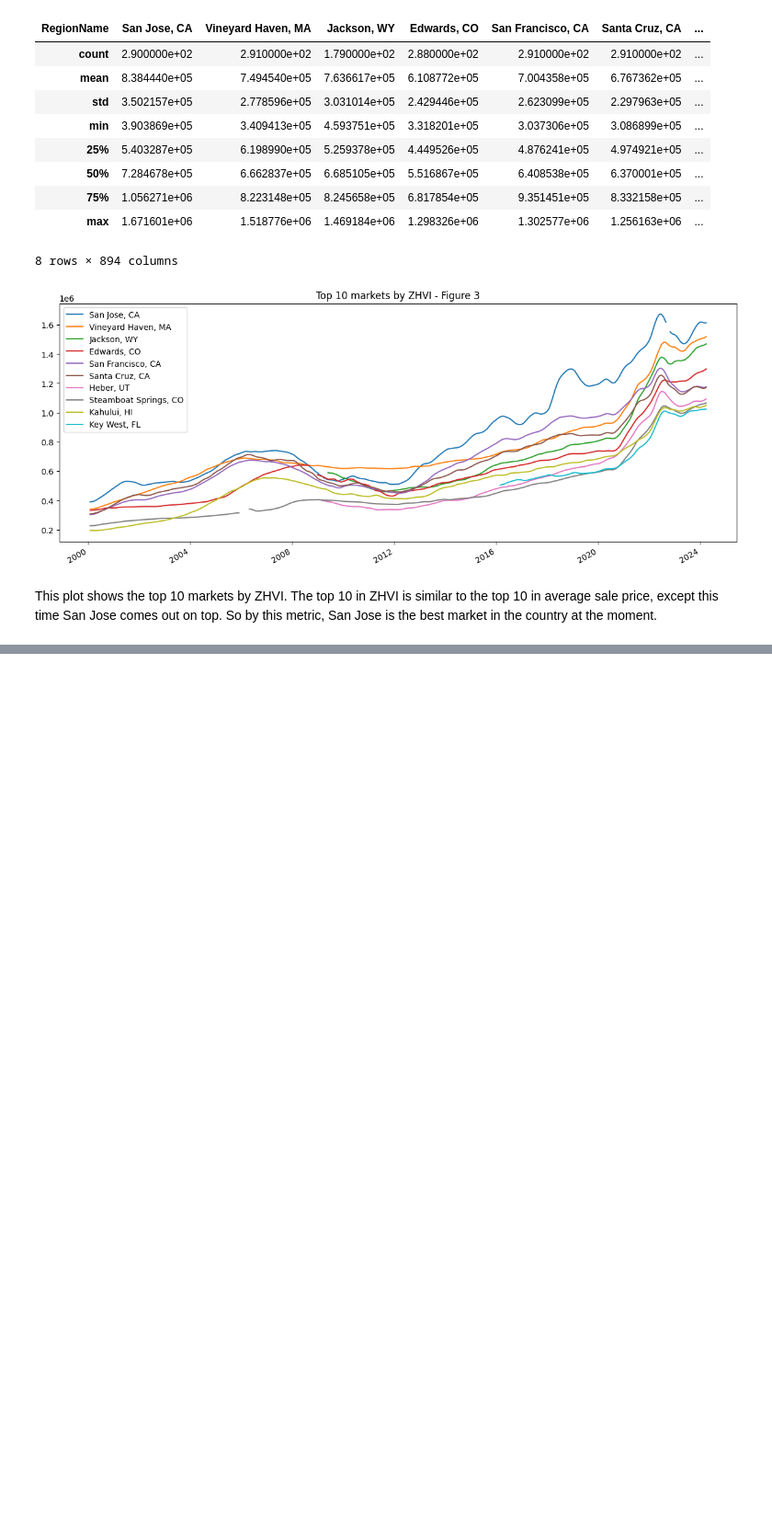
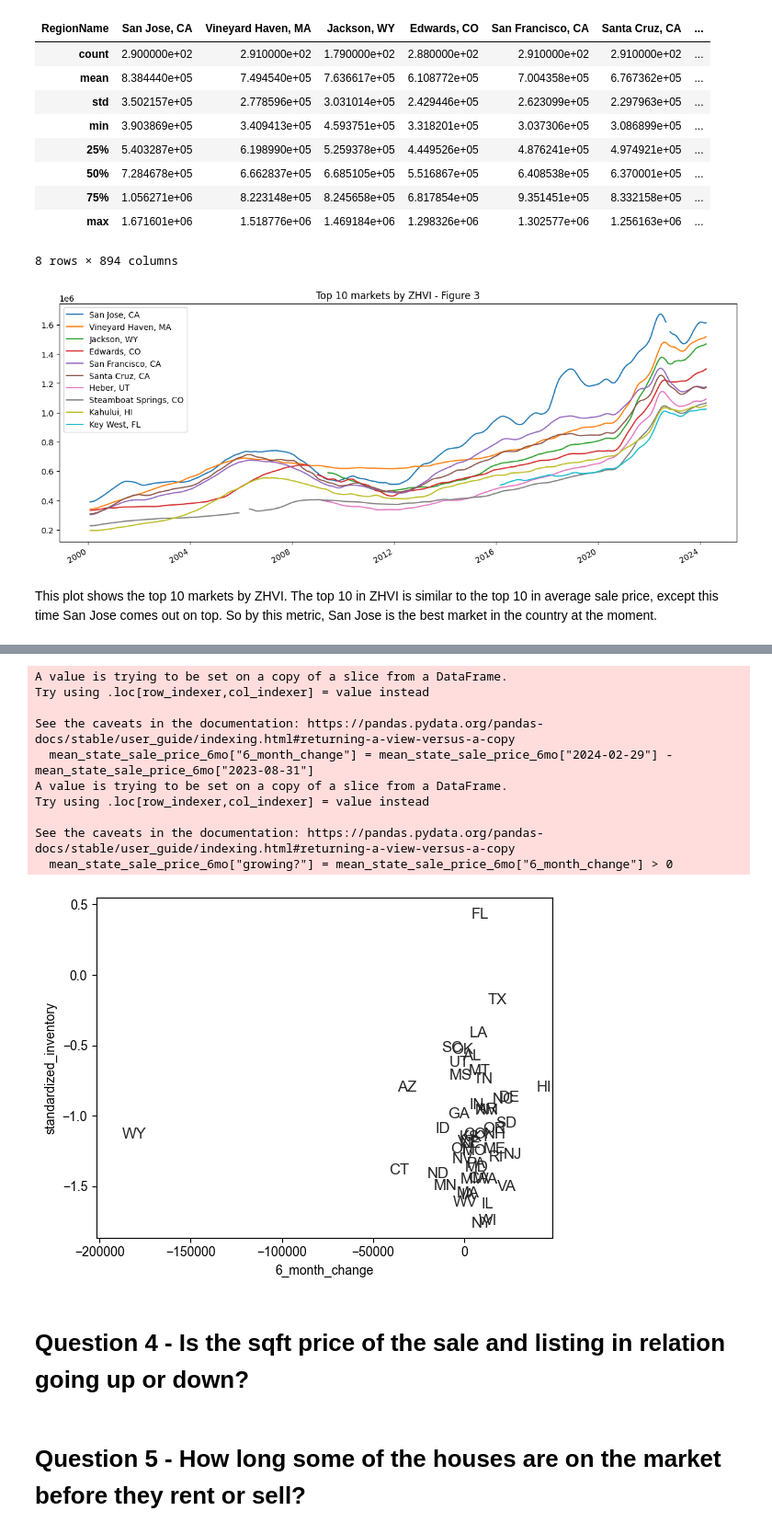
Before and after one commit to leoflewis/final-project, a Jupyter notebook: Project-Notebook.ipynb, the cells around one changed output, grey strips where cells are left out. Shown at 92% size. Saved outputs shown, nothing was run; the diff lists cells and outputs as text; code cells hidden in the pictures; blank space fills up the shorter version.

```diff
--- a/Project-Notebook.ipynb
+++ b/Project-Notebook.ipynb
@@ -242,0 +284,38 @@ This plot shows the top 10 markets by ZHVI. The top 10 in ZHVI is similar to the
+# %%
+#mths = pd.date_range(start = '2018-01-01', end = '2024-01-01', freq='MS')
+
+mean_state_sale_price = mean_sale_price.groupby(["StateName"]).mean()
+mean_state_sale_price_6mo = mean_state_sale_price[["SizeRank","2023-08-31","2024-02-29"]]
+mean_state_sale_price_6mo["6_month_change"] = mean_state_sale_price_6mo["2024-02-29"] - mean_state_sale_price_6mo["2023-08-31"]
+mean_state_sale_price_6mo["growing?"] = mean_state_sale_price_6mo["6_month_change"] > 0
+
+state_inventory = for_sale_listings.drop(["RegionID","SizeRank"], axis=1).groupby(["StateName"]).sum()
+state_inventory_avg = state_inventory.mean(axis=1)
+state_inventory_sd = state_inventory.std(axis=1)
+
+state_inventory = state_inventory[["2024-02-29"]]
+state_inventory["avg"] = state_inventory_avg
+state_inventory["sd"] = state_inventory_sd
+state_inventory["standardized_inventory"] = (state_inventory["2024-02-29"] - state_inventory["avg"])/state_inventory["sd"]
+import seaborn.objects as so
+
+jdf = mean_state_sale_price_6mo.merge(state_inventory, on= "StateName")
+fig,ax = plt.subplots()
+p = so.Plot(data=jdf,x="6_month_change",y="standardized_inventory",text="StateName").add(so.Text(halign='left'))
+p.on(ax).show()
+# %% [output]
+A value is trying to be set on a copy of a slice from a DataFrame.
+Try using .loc[row_indexer,col_indexer] = value instead
+
+See the caveats in the documentation: https://pandas.pydata.org/pandas-docs/stable/user_guide/indexing.html#returning-a-view-versus-a-copy
+  mean_state_sale_price_6mo["6_month_change"] = mean_state_sale_price_6mo["2024-02-29"] - mean_state_sale_price_6mo["2023-08-31"]
+A value is trying to be set on a copy of a slice from a DataFrame.
+Try using .loc[row_indexer,col_indexer] = value instead
+
+See the caveats in the documentation: https://pandas.pydata.org/pandas-docs/stable/user_guide/indexing.html#returning-a-view-versus-a-copy
+  mean_state_sale_price_6mo["growing?"] = mean_state_sale_price_6mo["6_month_change"] > 0
+[figure, added]
+# %% [markdown]
+# Question 4 - Is the sqft price of the sale and listing in relation going up or down?
+# %% [markdown]
+# Question 5 - How long some of the houses are on the market before they rent or sell?
```
Also changed, not shown: parts of 8 cells of this notebook.
